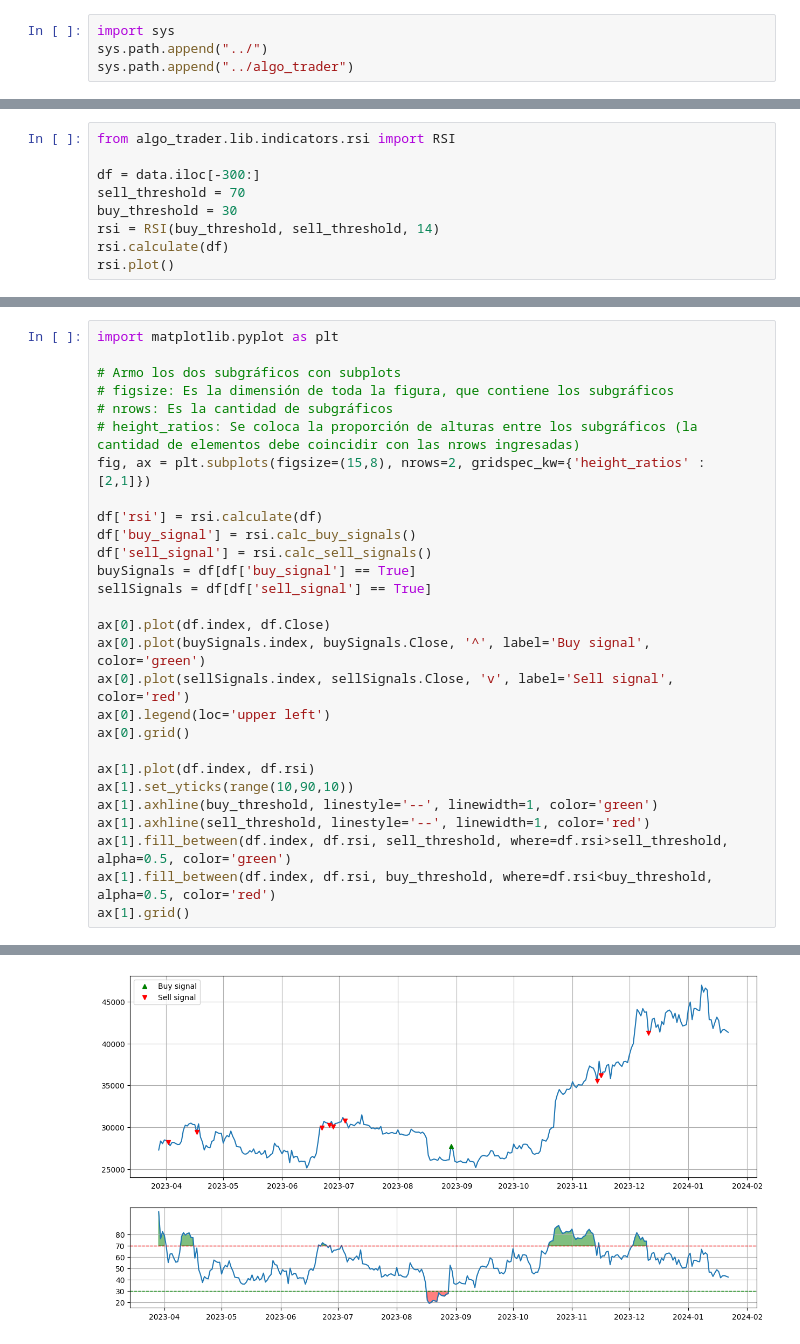
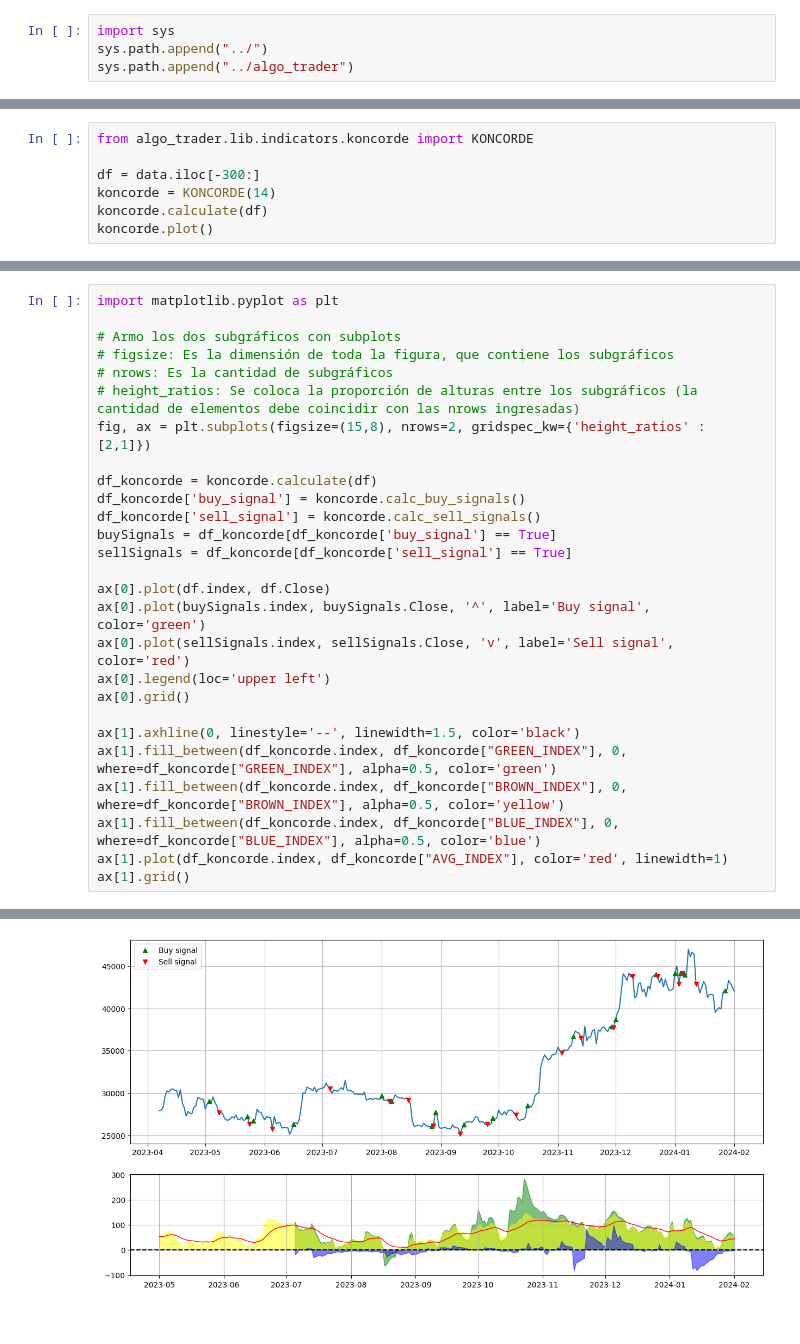
Before and after one commit to AlejandroDaneri/trabajo-profesional-fiuba, a Jupyter notebook: tests_indicators/koncorde.ipynb, the cells around one changed output, grey strips where cells are left out. Saved outputs shown, nothing was run; the diff lists cells and outputs as text.

```diff
--- a/tests_indicators/koncorde.ipynb
+++ b/tests_indicators/koncorde.ipynb
@@ -44,10 +13,8 @@ NameError: name 'df' is not defined
 # %%
-from algo_trader.lib.indicators.rsi import RSI
+from algo_trader.lib.indicators.koncorde import KONCORDE
 
 df = data.iloc[-300:]
-sell_threshold = 70
-buy_threshold = 30
-rsi = RSI(buy_threshold, sell_threshold, 14)
-rsi.calculate(df)
-rsi.plot()
+koncorde = KONCORDE(14)
+koncorde.calculate(df)
+koncorde.plot()
 # %% [output]
@@ -61,11 +28,11 @@ import matplotlib.pyplot as plt
 # height_ratios: Se coloca la proporción de alturas entre los subgráficos (la cantidad de elementos debe coincidir con las nrows ingresadas)
 fig, ax = plt.subplots(figsize=(15,8), nrows=2, gridspec_kw={'height_ratios' : [2,1]})
 
-df['rsi'] = rsi.calculate(df)
-df['buy_signal'] = rsi.calc_buy_signals()
-df['sell_signal'] = rsi.calc_sell_signals()
-buySignals = df[df['buy_signal'] == True]
-sellSignals = df[df['sell_signal'] == True]
+df_koncorde = koncorde.calculate(df)
+df_koncorde['buy_signal'] = koncorde.calc_buy_signals()
+df_koncorde['sell_signal'] = koncorde.calc_sell_signals()
+buySignals = df_koncorde[df_koncorde['buy_signal'] == True]
+sellSignals = df_koncorde[df_koncorde['sell_signal'] == True]
 
 ax[0].plot(df.index, df.Close)
 ax[0].plot(buySignals.index, buySignals.Close, '^', label='Buy signal', color='green')
@@ -73,11 +40,10 @@ ax[0].plot(sellSignals.index, sellSignals.Close, 'v', label='Sell signal', color
 ax[0].legend(loc='upper left')
 ax[0].grid()
 
-ax[1].plot(df.index, df.rsi)
-ax[1].set_yticks(range(10,90,10))
-ax[1].axhline(buy_threshold, linestyle='--', linewidth=1, color='green')
-ax[1].axhline(sell_threshold, linestyle='--', linewidth=1, color='red')
-ax[1].fill_between(df.index, df.rsi, sell_threshold, where=df.rsi>sell_threshold, alpha=0.5, color='green')
-ax[1].fill_between(df.index, df.rsi, buy_threshold, where=df.rsi<buy_threshold, alpha=0.5, color='red')
+ax[1].axhline(0, linestyle='--', linewidth=1.5, color='black')
+ax[1].fill_between(df_koncorde.index, df_koncorde["GREEN_INDEX"], 0, where=df_koncorde["GREEN_INDEX"], alpha=0.5, color='green')
+ax[1].fill_between(df_koncorde.index, df_koncorde["BROWN_INDEX"], 0, where=df_koncorde["BROWN_INDEX"], alpha=0.5, color='yellow')
+ax[1].fill_between(df_koncorde.index, df_koncorde["BLUE_INDEX"], 0, where=df_koncorde["BLUE_INDEX"], alpha=0.5, color='blue')
+ax[1].plot(df_koncorde.index, df_koncorde["AVG_INDEX"], color='red', linewidth=1)
 ax[1].grid()
 # %% [output]
@@ -99,3 +50,3 @@ See the caveats in the documentation: https://pandas.pydata.org/pandas-docs/stab
-[figure, old version]
+[figure, new version]
 # %%
 new_record = data.iloc[-1:]
```
Also changed, not shown: parts of 8 cells of this notebook, 2 other files.
